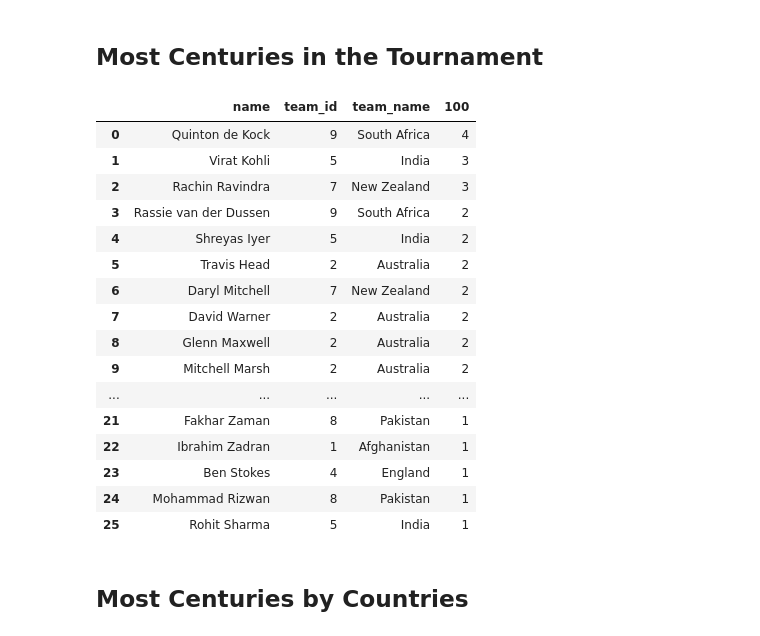
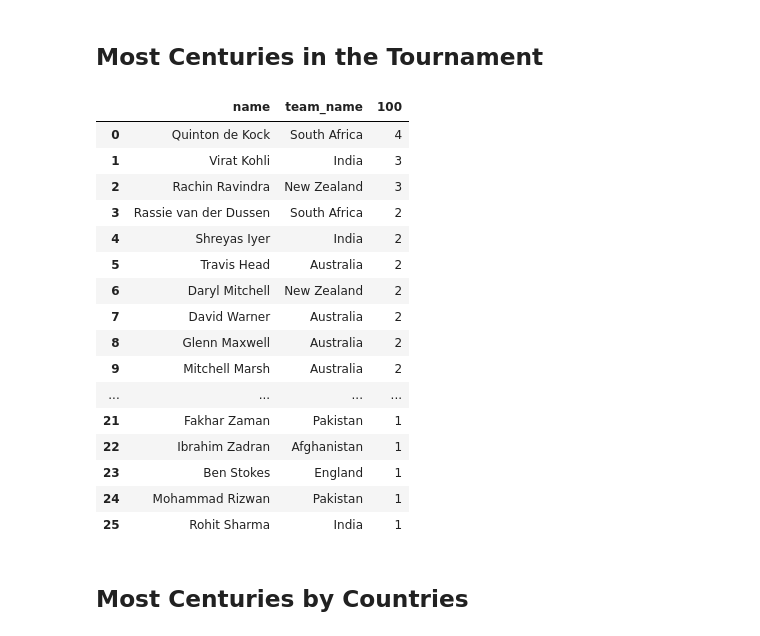
Before and after one commit to Shaheer-Imam/Cricket-World-Cup, a Jupyter notebook: EDA/World_Cup_Batting_Analysis.ipynb, the cells around one changed output. Cells and saved outputs as stored; diff of their text form; code cells hidden in the pictures.

```diff
--- a/EDA/World_Cup_Batting_Analysis.ipynb
+++ b/EDA/World_Cup_Batting_Analysis.ipynb
@@ -113,37 +140,37 @@ most_fifties_players[["name", "team_name", "50"]]
 # %%
 centuries = match_scores_df.groupby("player_id").agg(
     **{
         "100": ("runs", lambda x: (x>=100).sum())
       }
 )
 
 most_centuries_players = (
     pd.merge(centuries, players_df[["player_id", "team_name", "team_id", "name"]], on="player_id")
     .sort_values(by="100", ascending=False)
     .reset_index(drop=True)
 )
 
 most_centuries_players = most_centuries_players[most_centuries_players["100"] != 0]
 
-most_centuries_players[["name", "team_id", "team_name", "100"]]
+most_centuries_players[["name", "team_name", "100"]]
 # %% [output]
-|  | name | team_id | team_name | 100 |
-| 0 | Quinton de Kock | 9 | South Africa | 4 |
-| 1 | Virat Kohli | 5 | India | 3 |
-| 2 | Rachin Ravindra | 7 | New Zealand | 3 |
-| 3 | Rassie van der Dussen | 9 | South Africa | 2 |
-| 4 | Shreyas Iyer | 5 | India | 2 |
-| 5 | Travis Head | 2 | Australia | 2 |
-| 6 | Daryl Mitchell | 7 | New Zealand | 2 |
-| 7 | David Warner | 2 | Australia | 2 |
-| 8 | Glenn Maxwell | 2 | Australia | 2 |
-| 9 | Mitchell Marsh | 2 | Australia | 2 |
-| ... | ... | ... | ... | ... |
-| 21 | Fakhar Zaman | 8 | Pakistan | 1 |
-| 22 | Ibrahim Zadran | 1 | Afghanistan | 1 |
-| 23 | Ben Stokes | 4 | England | 1 |
-| 24 | Mohammad Rizwan | 8 | Pakistan | 1 |
-| 25 | Rohit Sharma | 5 | India | 1 |
+|  | name | team_name | 100 |
+| 0 | Quinton de Kock | South Africa | 4 |
+| 1 | Virat Kohli | India | 3 |
+| 2 | Rachin Ravindra | New Zealand | 3 |
+| 3 | Rassie van der Dussen | South Africa | 2 |
+| 4 | Shreyas Iyer | India | 2 |
+| 5 | Travis Head | Australia | 2 |
+| 6 | Daryl Mitchell | New Zealand | 2 |
+| 7 | David Warner | Australia | 2 |
+| 8 | Glenn Maxwell | Australia | 2 |
+| 9 | Mitchell Marsh | Australia | 2 |
+| ... | ... | ... | ... |
+| 21 | Fakhar Zaman | Pakistan | 1 |
+| 22 | Ibrahim Zadran | Afghanistan | 1 |
+| 23 | Ben Stokes | England | 1 |
+| 24 | Mohammad Rizwan | Pakistan | 1 |
+| 25 | Rohit Sharma | India | 1 |
 # %% [markdown]
 ## Most Centuries by Countries
 # %%
```
Also changed, not shown: parts of 9 cells of this notebook.
